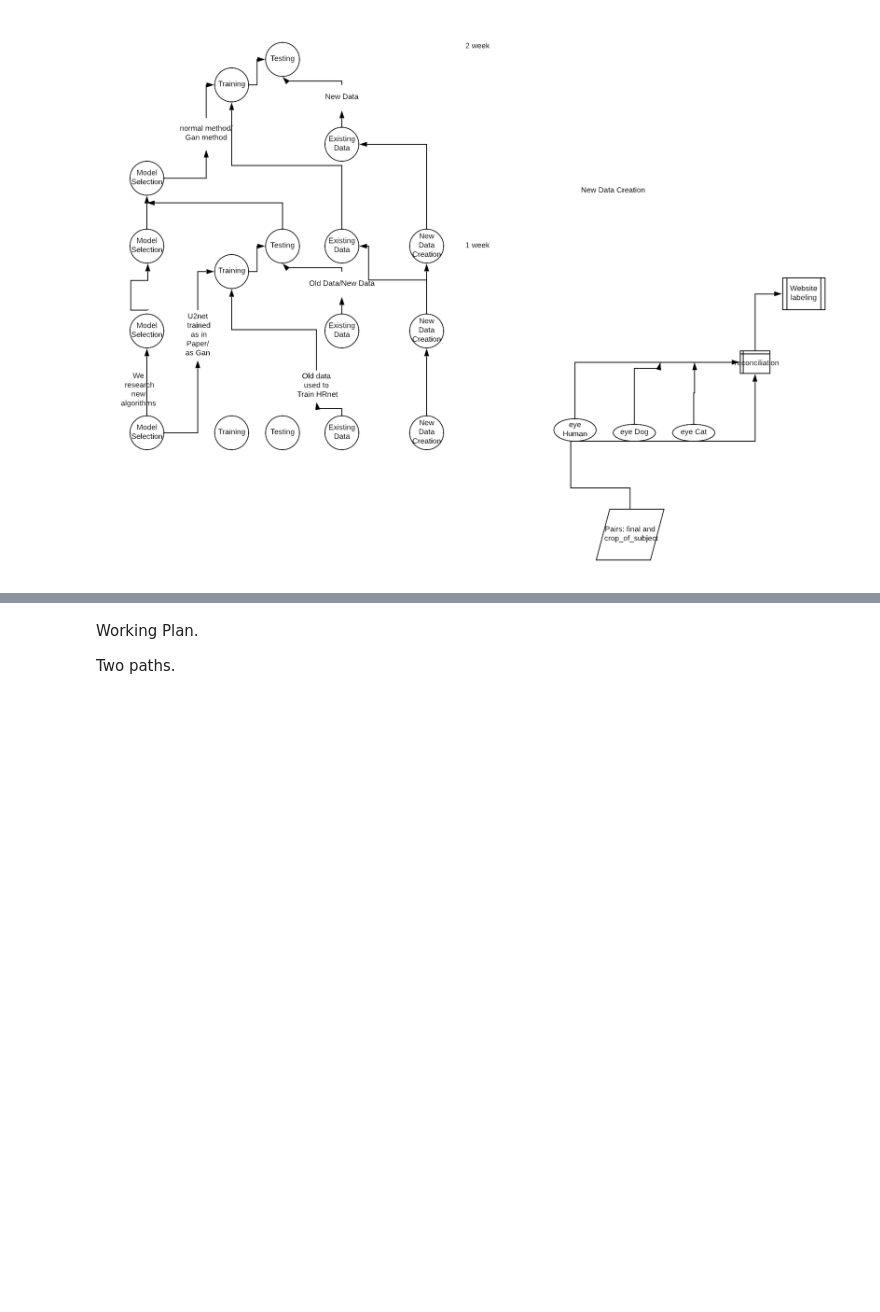
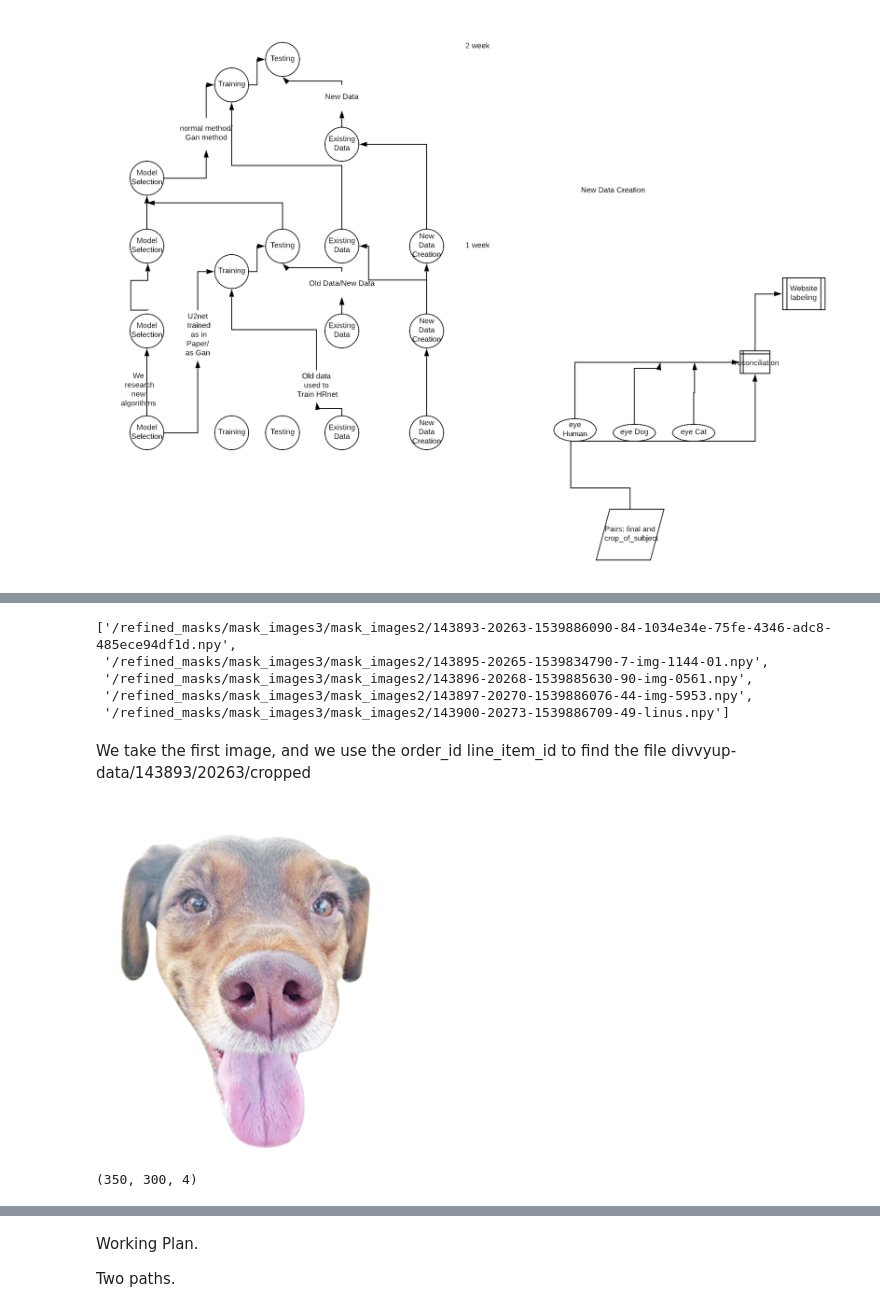
Before and after one commit to NewSciTLH/U-2-Net, a Jupyter notebook: notesdayperday.ipynb, the cells around one changed output, grey strips where cells are left out. Cells and saved outputs as stored; diff of their text form; code cells hidden in the pictures; blank space fills up the shorter version.

```diff
--- a/notesdayperday.ipynb
+++ b/notesdayperday.ipynb
@@ -9,0 +46,10 @@ IpI("base_diagram.png")
+# %%
+list(db.mask_of_subjects_face[:5])
+# %% [output]
+['/refined_masks/mask_images3/mask_images2/143893-20263-1539886090-84-1034e34e-75fe-4346-adc8-485ece94df1d.npy',
+ '/refined_masks/mask_images3/mask_images2/143895-20265-1539834790-7-img-1144-01.npy',
+ '/refined_masks/mask_images3/mask_images2/143896-20268-1539885630-90-img-0561.npy',
+ '/refined_masks/mask_images3/mask_images2/143897-20270-1539886076-44-img-5953.npy',
+ '/refined_masks/mask_images3/mask_images2/143900-20273-1539886709-49-linus.npy']
+# %% [markdown]
+We take the first image, and we use the 	order_id	line_item_id	 to find the file divvyup-data/143893/20263/cropped
@@ -9,0 +59,10 @@ IpI("base_diagram.png")
+# %%
+im = Image.open('figures/143893_20263_cropped_34781.png')
+im
+# %% [output]
+[figure, added]
+# %%
+file = np.array(im)
+file.shape
+# %% [output]
+(350, 300, 4)
```
Also changed, not shown: parts of 16 cells of this notebook, 3 other files.
